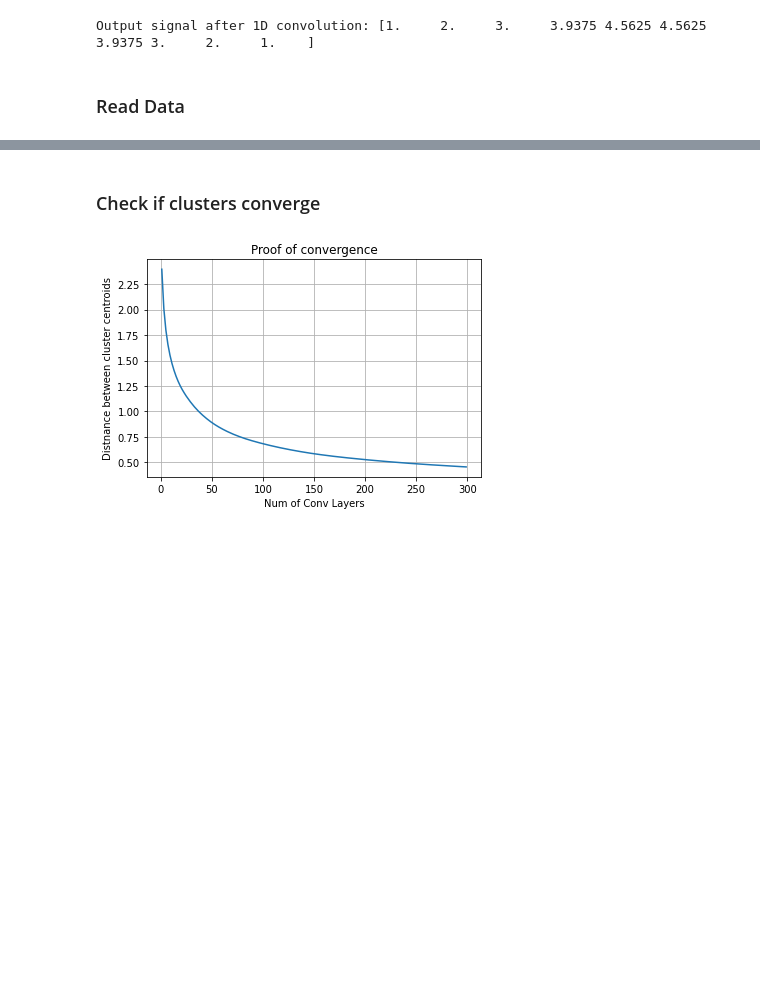
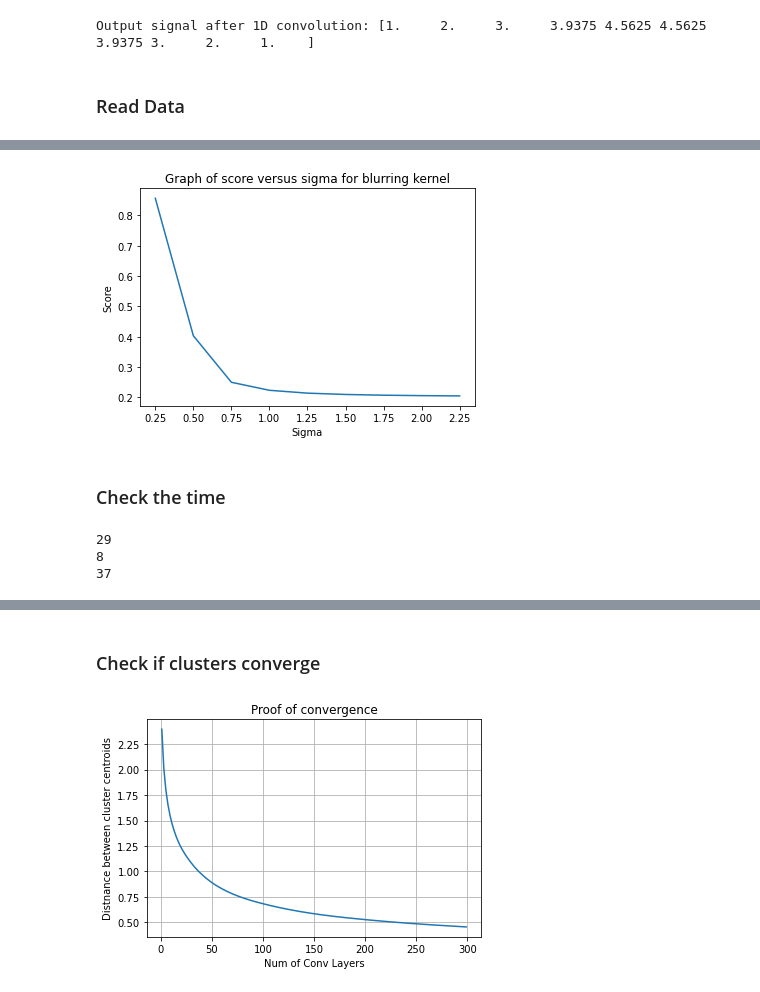
Before and after one commit to DhruvKudale/oversmoothing-based-subset-selection, a Jupyter notebook: notebooks/02_Smoothing_For_Clustering.ipynb, the cells around one changed output, grey strips where cells are left out. Drawn from its saved outputs; the diff is of its cells as text; code cells hidden in the pictures; blank space fills up the shorter version.

```diff
--- a/notebooks/02_Smoothing_For_Clustering.ipynb
+++ b/notebooks/02_Smoothing_For_Clustering.ipynb
@@ -110,0 +128,31 @@ clus1 = c1 / count1
+# %%
+def sigma_ablation(sigma):
+    kernel = get_gaussian_kernel(sigma)
+    D00 = 0
+    D01 = 0
+    D10 = 0
+    D11 = 0
+    full_score = 0
+    N = 2
+
+    for i in tqdm.tqdm(range(len(vectors))):
+        item = dataset_to_consider[i]
+        smoothened_vector = output_cnn(N, vectors[i], kernel)
+        smoothened_cluster0 = output_cnn(N, clus0, kernel)
+        smoothened_cluster1 = output_cnn(N, clus1, kernel)
+        if item['subtask_a'] == 'NOT':
+            dist00 = np.sum((smoothened_vector - smoothened_cluster0) ** 2)
+            full_score += dist00
+        else:
+            dist11 = np.sum((smoothened_vector - smoothened_cluster1) ** 2)
+            full_score += dist11
+
+    norm_score = full_score / len(vectors)
+    thresh = np.sum((smoothened_cluster0 - smoothened_cluster1) ** 2)
+    return norm_score, thresh
+# %%
+for sigma in [0.5, 0.75, 1, 1.25, 1.5, 1.75, 2]:
+    score, thresh = sigma_ablation(sigma)
+    print(sigma)
+    print(str(score) + '  for threshold of ' + str(thresh))
+    print()
@@ -110,0 +174,18 @@ clus1 = c1 / count1
+# %%
+plot_sigma = []
+plot_score = []
+for x in range(25, 250, 25):
+    sigma = x / 100
+    plot_sigma.append(sigma)
+    score, thresh = sigma_ablation(sigma)
+    plot_score.append(score)
+# %%
+plt.xlabel('Sigma')
+plt.title('Graph of score versus sigma for blurring kernel')
+plt.ylabel('Score')
+plt.plot(plot_sigma, plot_score)
+plt.savefig('sigma-ablation.png')
+# %% [output]
+[figure, added]
+# %% [markdown]
+### Check the time
@@ -110,0 +256,19 @@ clus1 = c1 / count1
+# %%
+c0 = 0
+c1 = 0
+j = 0
+for i in instance_scores:
+    item = dataset_to_consider[j]
+    j += 1
+    if np.abs(i) > 0.01:
+        if item['subtask_a'] == 'NOT':
+            c0 += 1
+        else:
+            c1 += 1
+print(c0)
+print(c1)
+print(c0 + c1)
+# %% [output]
+29
+8
+37
```
Also changed, not shown: parts of 13 cells of this notebook, 2 other files.
